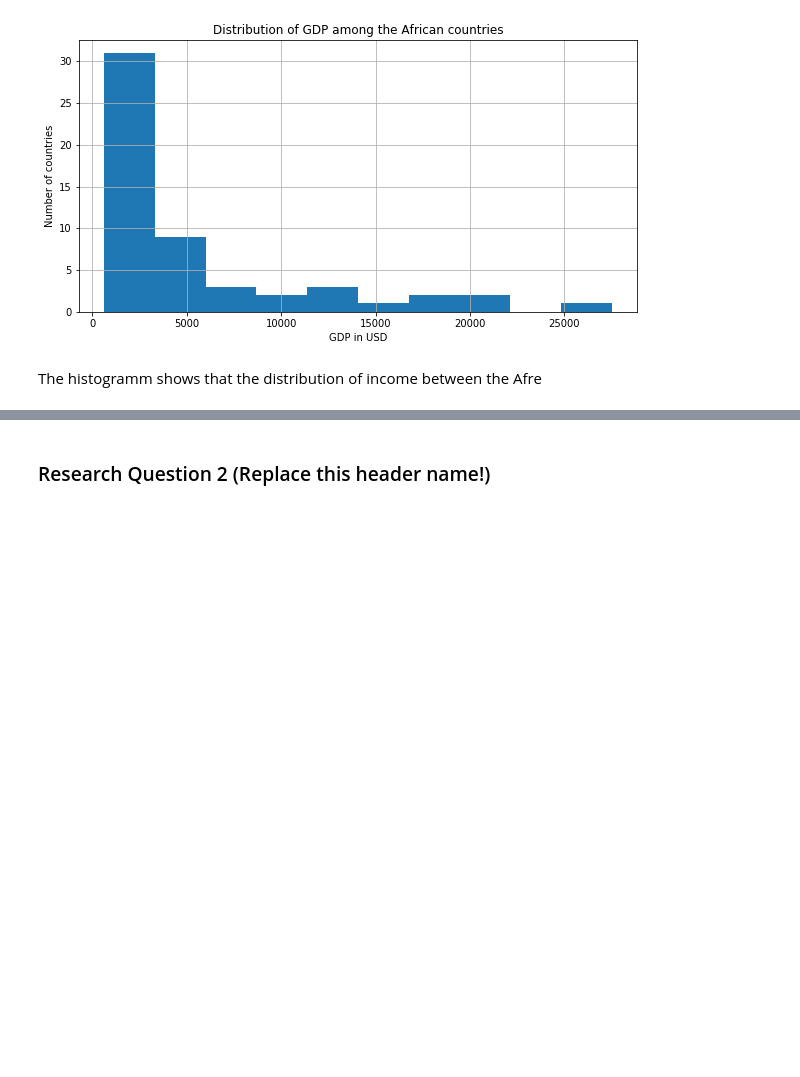
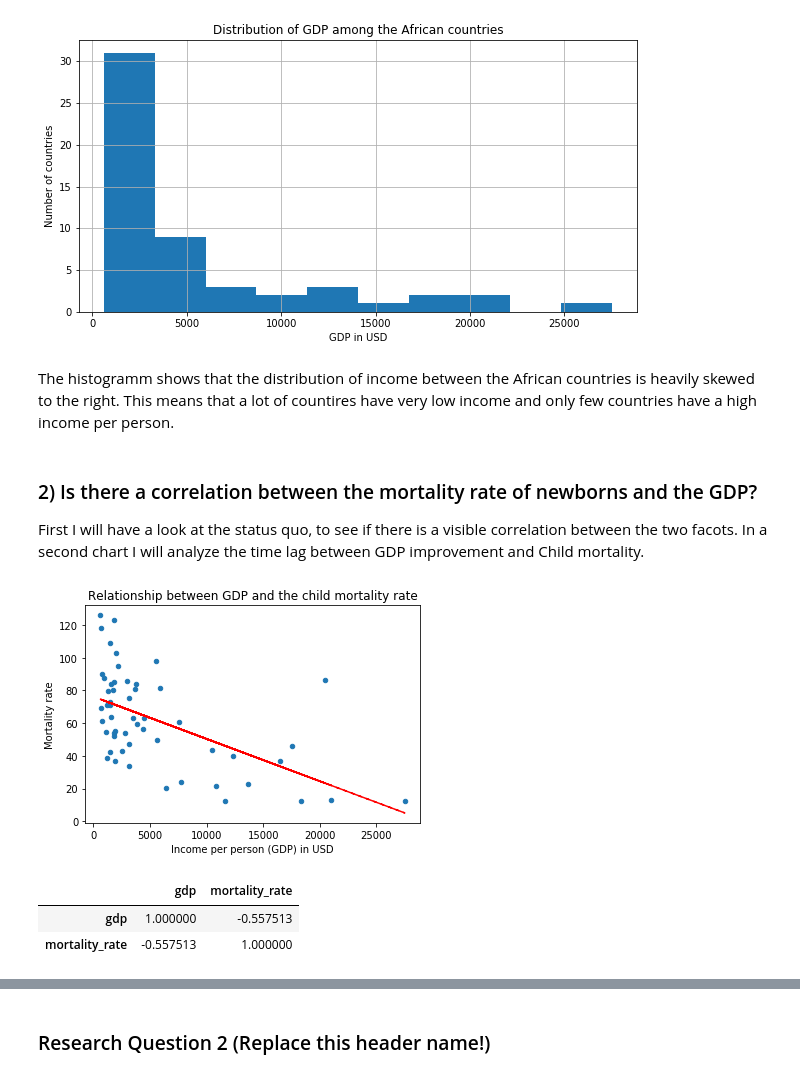
Before and after one commit to Jannis12324/africa-data-analysis, a Jupyter notebook: investigate-gapminder-africa.ipynb, the cells around one changed output, grey strips where cells are left out. Saved outputs shown, nothing was run; the diff lists cells and outputs as text; code cells hidden in the pictures; blank space fills up the shorter version.

Commit message:
feat: Adds scatterplot of child mortality rate over gdp of countries in 2018

```diff
--- a/investigate-gapminder-africa.ipynb
+++ b/investigate-gapminder-africa.ipynb
@@ -279,5 +278,30 @@ plt.xlabel("GDP in USD")
 plt.ylabel("Number of countries");
 # %% [output]
 [figure]
-# %% [markdown]
-The histogramm shows that the distribution of income between the Afre
+# %% [markdown]
+The histogramm shows that the distribution of income between the African countries is heavily skewed to the right. This means that a lot of countires have very low income and only few countries have a high income per person.
+# %% [markdown]
+### 2) Is there a correlation between the mortality rate of newborns and the GDP?
+First I will have a look at the status quo, to see if there is a visible correlation between the two facots. In a second chart I will analyze the time lag between GDP improvement and Child mortality.
+# %%
+# Combines a new dataframe of the year 2018 from gdp and child mortality
+gdp_cmr = pd.DataFrame(gdp["2018"])
+gdp_cmr["mortality_rate"] = cmr["2018"]
+gdp_cmr.rename(columns = {"2018": "gdp"}, inplace = True)
+# Draws a scatterplot with the gdp on the x-axis and the mortality rate on the y-axis
+gdp_cmr.plot.scatter(x = "gdp", y = "mortality_rate")
+plt.title("Relationship between GDP and the child mortality rate")
+plt.xlabel("Income per person (GDP) in USD")
+plt.ylabel("Mortality rate")
+# Adds a trendline (from Stackoverflow)
+z = np.polyfit(gdp_cmr.gdp, gdp_cmr.mortality_rate, 1)
+p = np.poly1d(z)
+plt.plot(gdp_cmr.gdp,p(gdp_cmr.gdp),"r--");
+# %% [output]
+[figure, added]
+# %%
+gdp_cmr.corr()
+# %% [output]
+|  | gdp | mortality_rate |
+| gdp | 1.000000 | -0.557513 |
+| mortality_rate | -0.557513 | 1.000000 |
```
Also changed, not shown: parts of 2 cells of this notebook.
